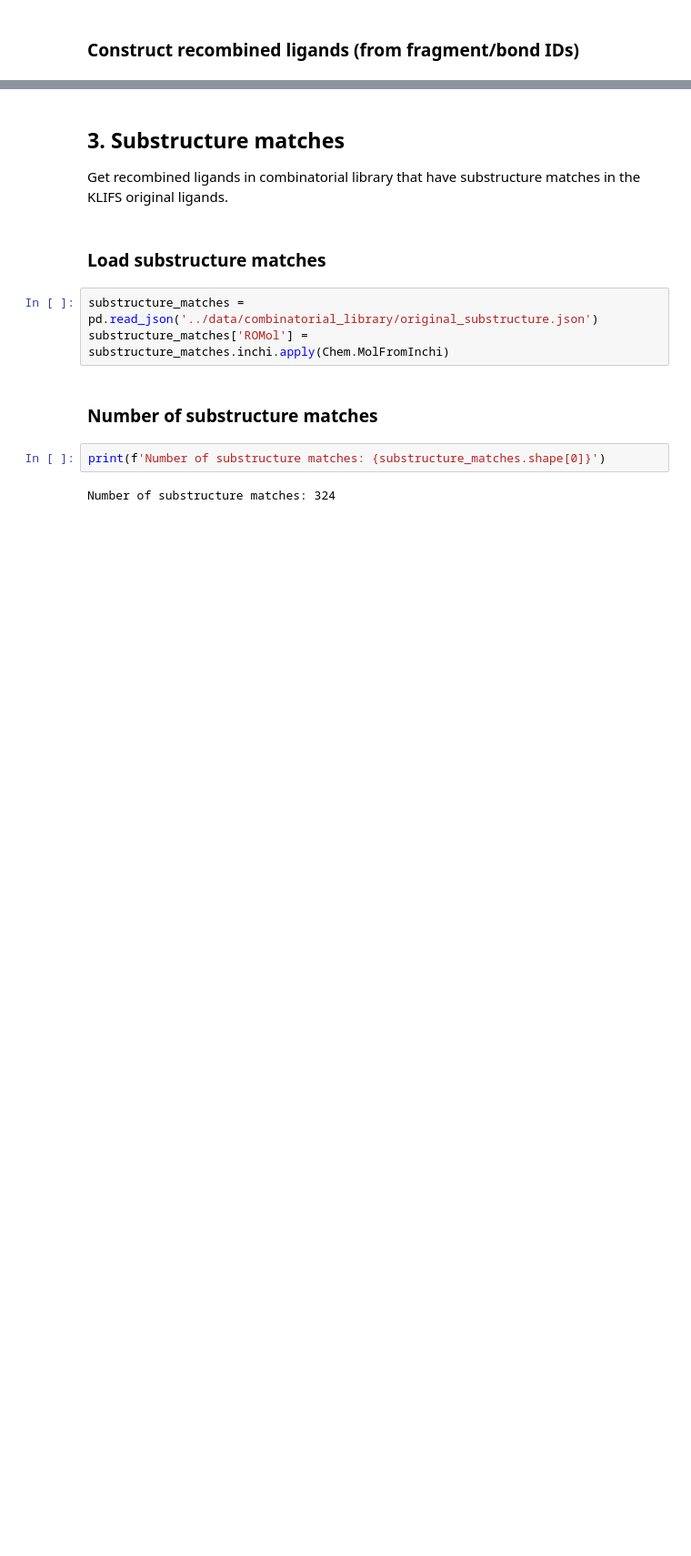
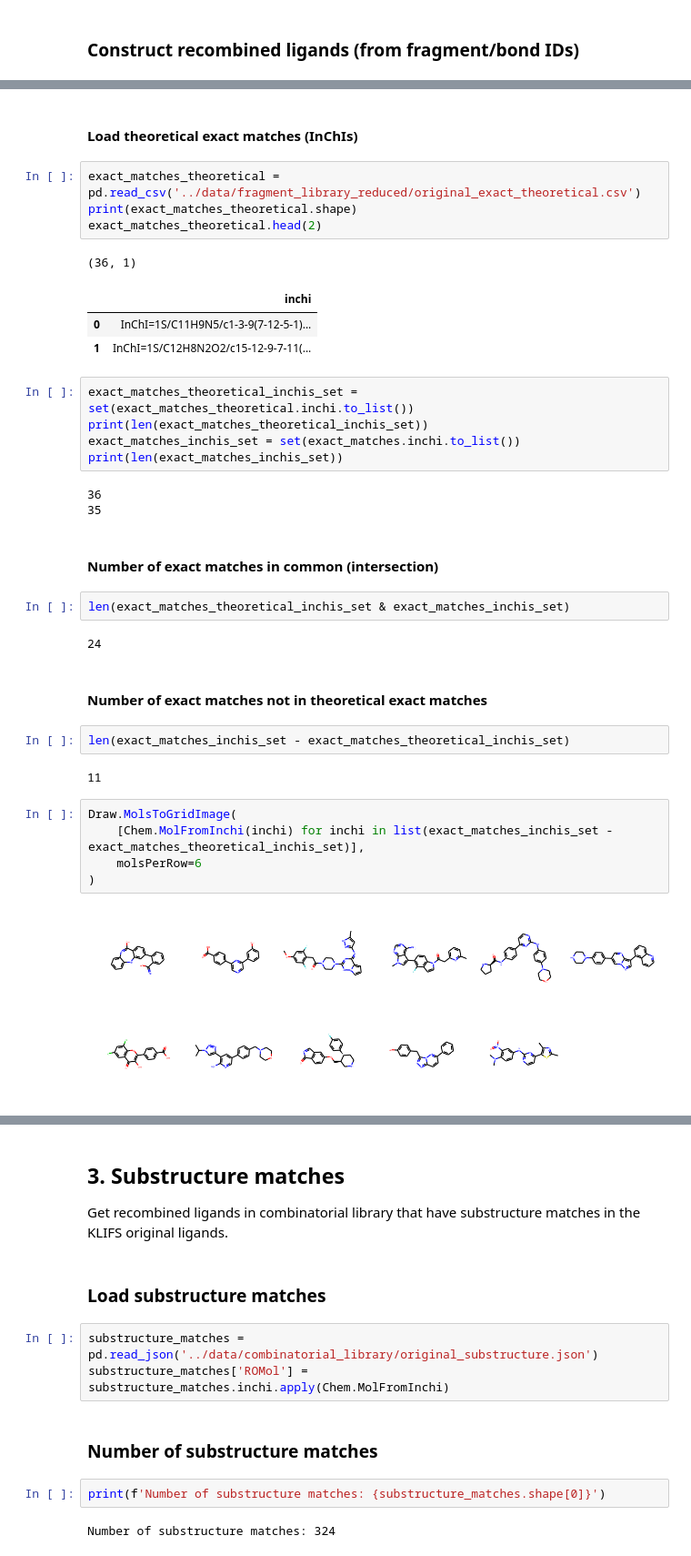
Before and after one commit to volkamerlab/KinFragLib, a Jupyter notebook: notebooks/4_3_combinatorial_library_comparison_klifs.ipynb, the cells around one changed output, grey strips where cells are left out. Shown at 91% size. Drawn from its saved outputs; the diff is of its cells as text; blank space fills up the shorter version.

```diff
--- a/notebooks/4_3_combinatorial_library_comparison_klifs.ipynb
+++ b/notebooks/4_3_combinatorial_library_comparison_klifs.ipynb
@@ -164,0 +148,38 @@ kinase group | kinase name | complex PDB | ligand PDB
+# %% [markdown]
+#### Load theoretical exact matches (InChIs)
+# %%
+exact_matches_theoretical = pd.read_csv('../data/fragment_library_reduced/original_exact_theoretical.csv')
+print(exact_matches_theoretical.shape)
+exact_matches_theoretical.head(2)
+# %% [output]
+(36, 1)
+|  | inchi |
+| 0 | InChI=1S/C11H9N5/c1-3-9(7-12-5-1)... |
+| 1 | InChI=1S/C12H8N2O2/c15-12-9-7-11(... |
+# %%
+exact_matches_theoretical_inchis_set = set(exact_matches_theoretical.inchi.to_list())
+print(len(exact_matches_theoretical_inchis_set))
+exact_matches_inchis_set = set(exact_matches.inchi.to_list())
+print(len(exact_matches_inchis_set))
+# %% [output]
+36
+35
+# %% [markdown]
+#### Number of exact matches in common (intersection)
+# %%
+len(exact_matches_theoretical_inchis_set & exact_matches_inchis_set)
+# %% [output]
+24
+# %% [markdown]
+#### Number of exact matches not in theoretical exact matches
+# %%
+len(exact_matches_inchis_set - exact_matches_theoretical_inchis_set)
+# %% [output]
+11
+# %%
+Draw.MolsToGridImage(
+    [Chem.MolFromInchi(inchi) for inchi in list(exact_matches_inchis_set - exact_matches_theoretical_inchis_set)],
+    molsPerRow=6
+)
+# %% [output]
+[figure, added]
```
Also changed, not shown: parts of 22 cells of this notebook.
